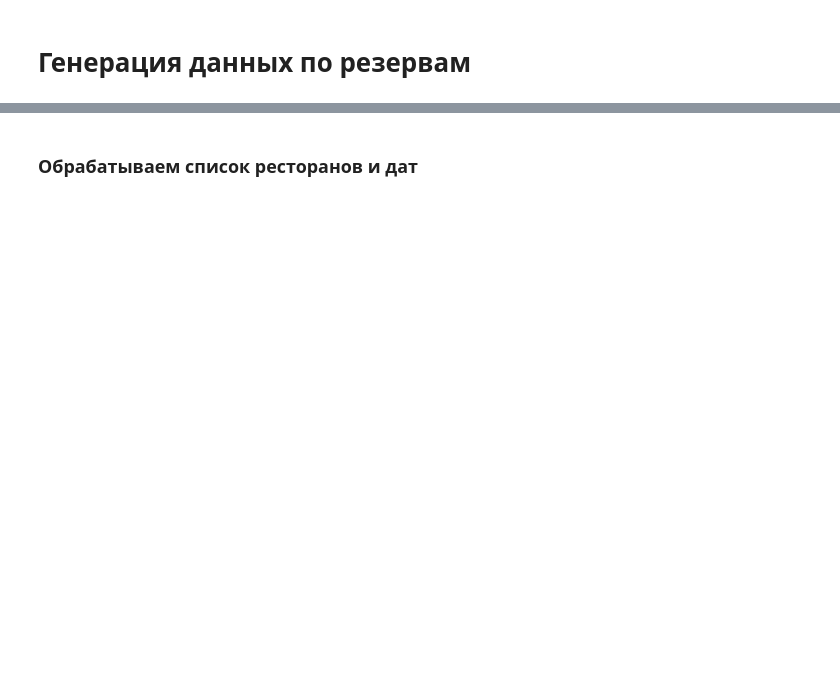
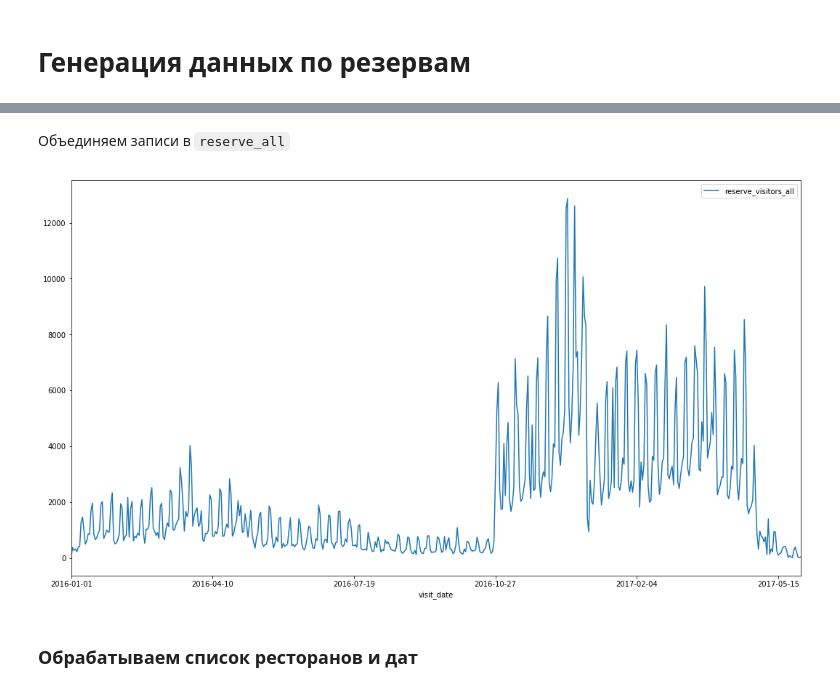
Before and after one commit to vlad-iakovlev/goose-restaurant, a Jupyter notebook: Reserve preparation.ipynb, the cells around one changed output, grey strips where cells are left out. Saved outputs shown, nothing was run; the diff lists cells and outputs as text; code cells hidden in the pictures; blank space fills up the shorter version.

```diff
--- a/Reserve preparation.ipynb
+++ b/Reserve preparation.ipynb
@@ -25,0 +26,3 @@ data = {
+# %%
+data['hpg_reserve'] = pd.merge(data['hpg_reserve'], data['air_hpg'], how='left', on=['hpg_store_id'])
+data['air_reserve'] = pd.concat([data['air_reserve'], data['hpg_reserve'].drop('hpg_store_id', axis=1).dropna()])
@@ -25,0 +31,2 @@ data = {
+# %%
+data['hpg_reserve'] = data['hpg_reserve'][data['hpg_reserve'].isnull()['air_store_id']].drop('air_store_id', axis=1)
@@ -25,0 +61,2 @@ data = {
+# %% [markdown]
+Объединяем записи в `reserve_all`
@@ -26,3 +69,8 @@ data = {
+# %%
+data['reserve_all'].groupby(['visit_date'])[['reserve_visitors_all']].sum().plot(figsize=(18,10))
+pyplot.show()
+# %% [output]
+[figure, added]
 # %% [markdown]
 ### Обрабатываем список ресторанов и дат
 # %%
```
Also changed, not shown: parts of 23 cells of this notebook, 4 other files.
